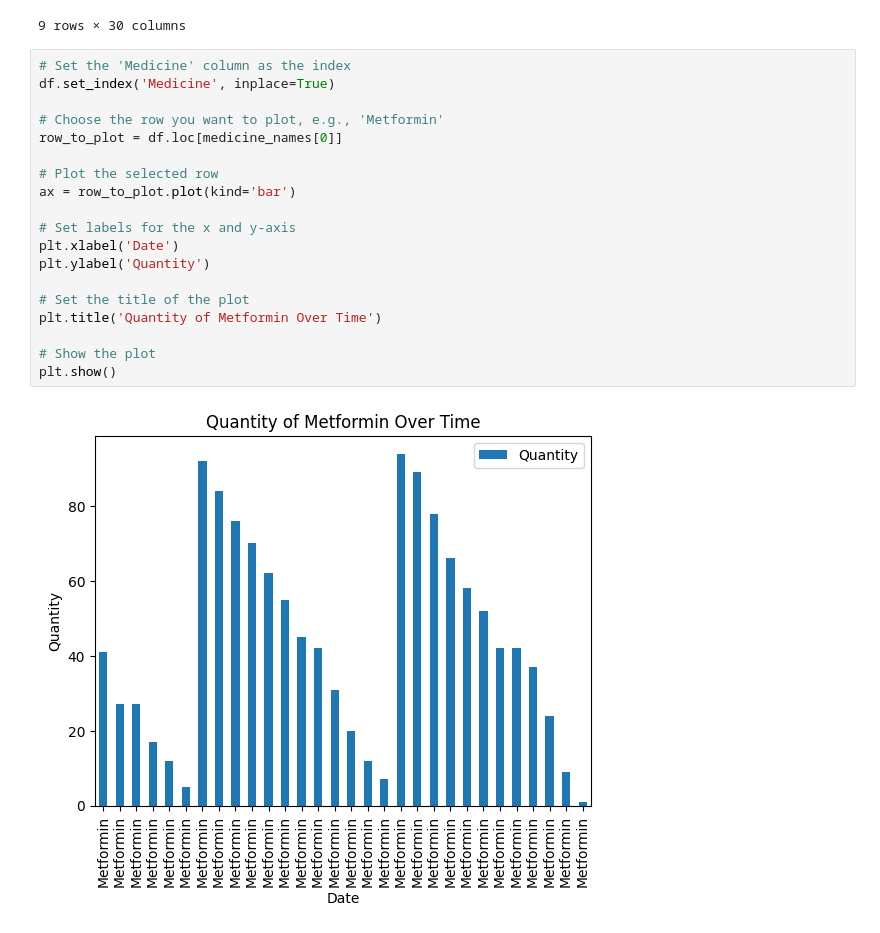
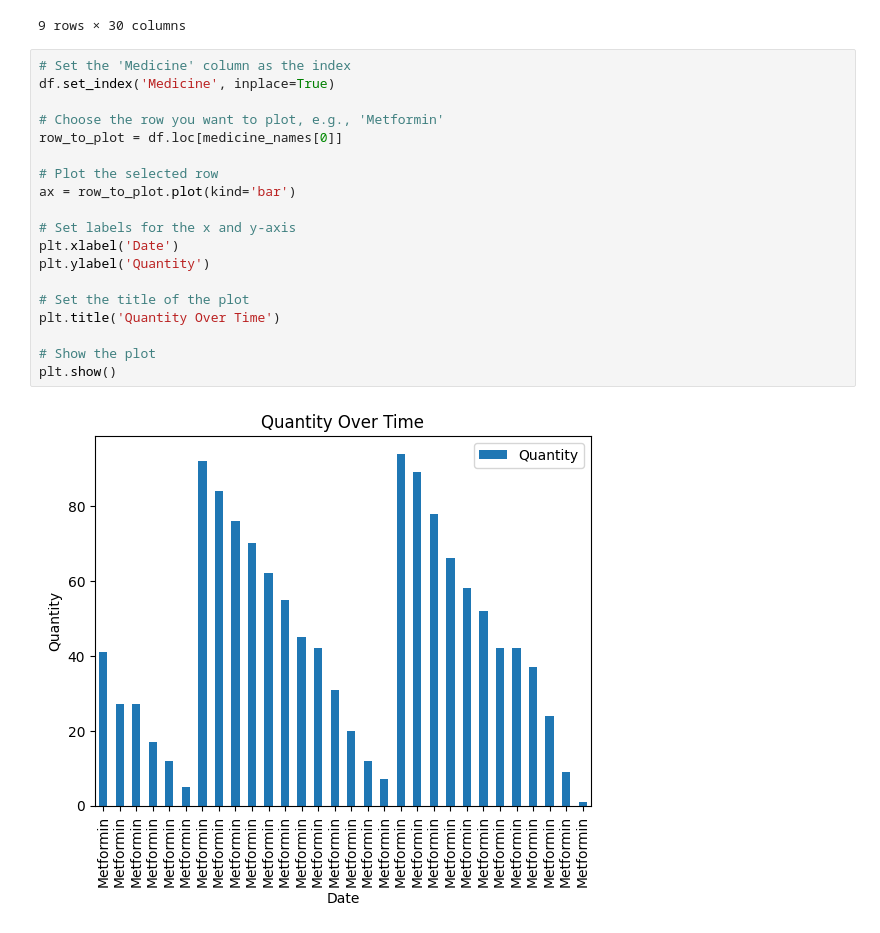
Before and after one commit to tae-h-yang/faster-med-solutions, a Jupyter notebook: DataGenerator.ipynb, the cells around one changed output. Drawn from its saved outputs; the diff is of its cells as text.

```diff
--- a/DataGenerator.ipynb
+++ b/DataGenerator.ipynb
@@ -118,21 +118,21 @@ pivot_df
 # %%
 # Set the 'Medicine' column as the index
 df.set_index('Medicine', inplace=True)
 
 # Choose the row you want to plot, e.g., 'Metformin'
 row_to_plot = df.loc[medicine_names[0]]
 
 # Plot the selected row
 ax = row_to_plot.plot(kind='bar')
 
 # Set labels for the x and y-axis
 plt.xlabel('Date')
 plt.ylabel('Quantity')
 
 # Set the title of the plot
-plt.title('Quantity of Metformin Over Time')
+plt.title('Quantity Over Time')
 
 # Show the plot
 plt.show()
 # %% [output]
-[figure, old version]
+[figure, new version]
```
Also changed, not shown: parts of 8 cells of this notebook, 56 other files.
